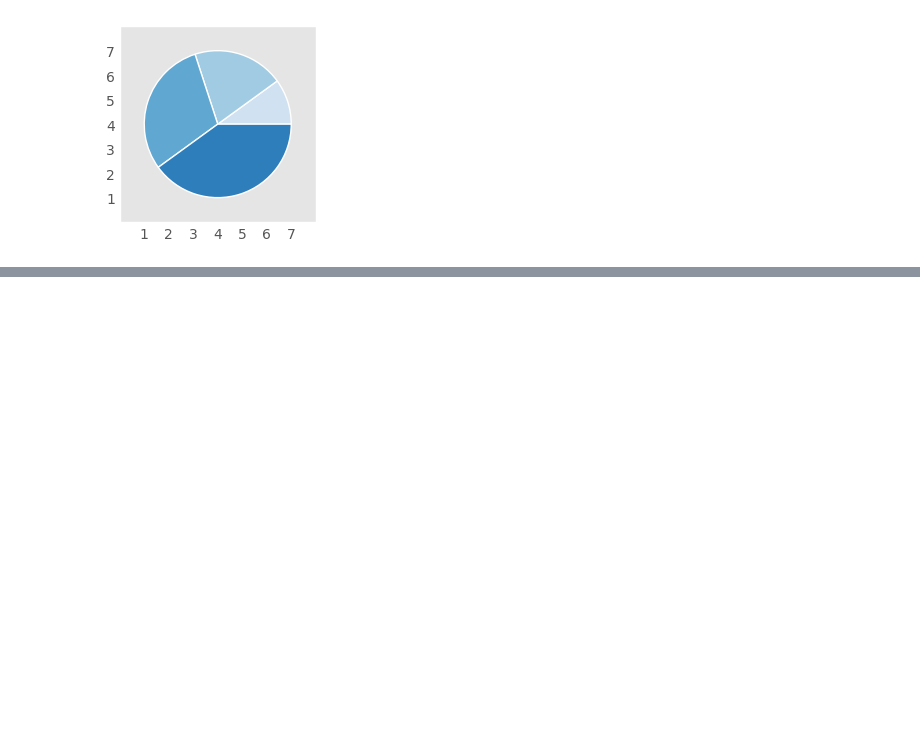
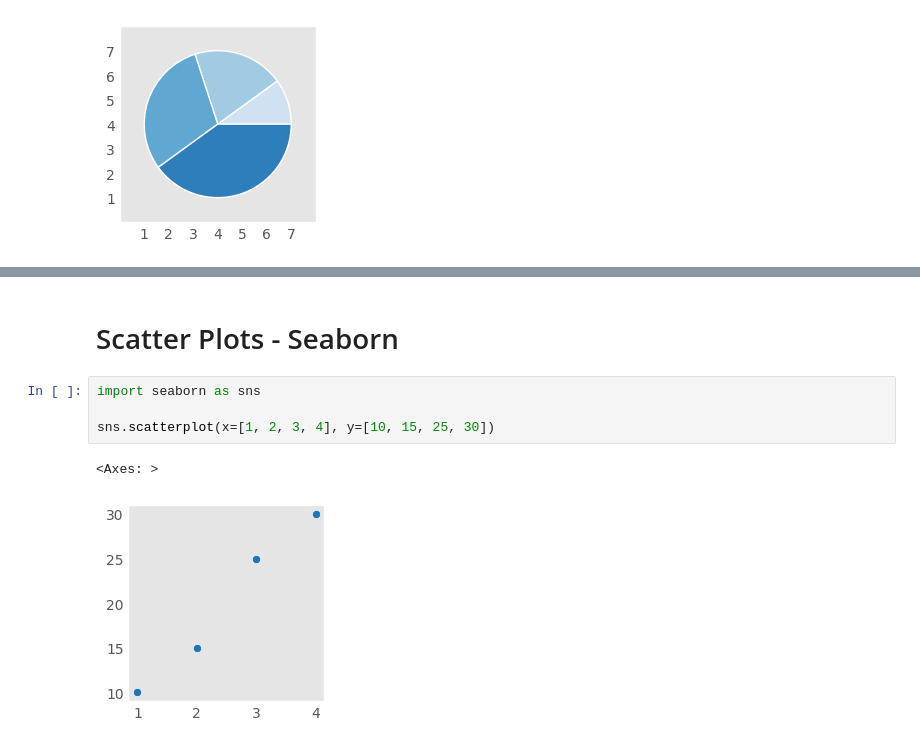
Before and after one commit to itsahmadawais/ai-experiments, a Jupyter notebook: Matplotlib/Data Visualization.ipynb, the cells around one changed output, grey strips where cells are left out. Cells and saved outputs as stored; diff of their text form; blank space fills up the shorter version.

```diff
--- a/Matplotlib/Data Visualization.ipynb
+++ b/Matplotlib/Data Visualization.ipynb
@@ -99,0 +124,9 @@ plt.show()
+# %% [markdown]
+# Scatter Plots - Seaborn
+# %%
+import seaborn as sns
+
+sns.scatterplot(x=[1, 2, 3, 4], y=[10, 15, 25, 30])
+# %% [output]
+<Axes: >
+[figure, added]
```
Also changed, not shown: parts of 6 cells of this notebook.
